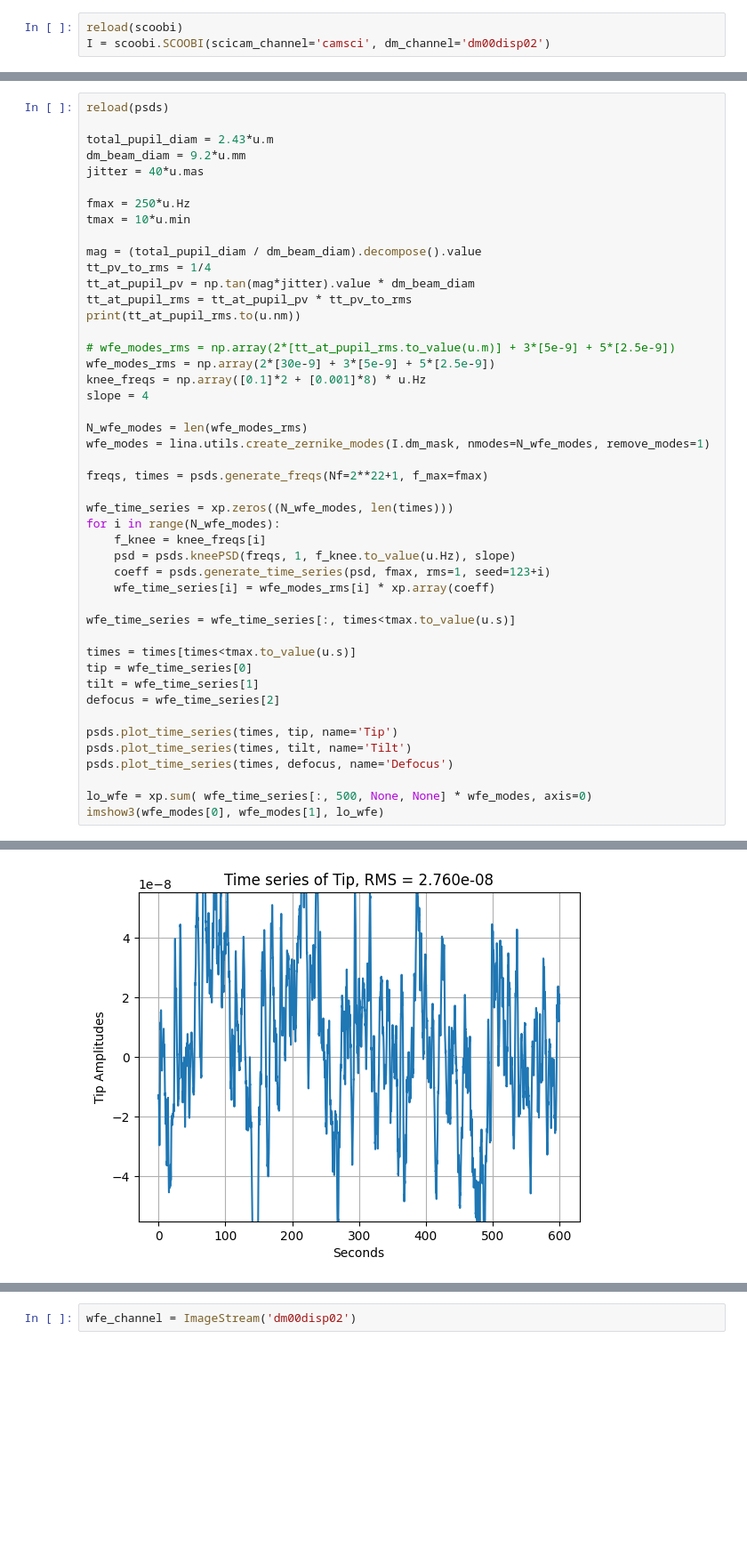
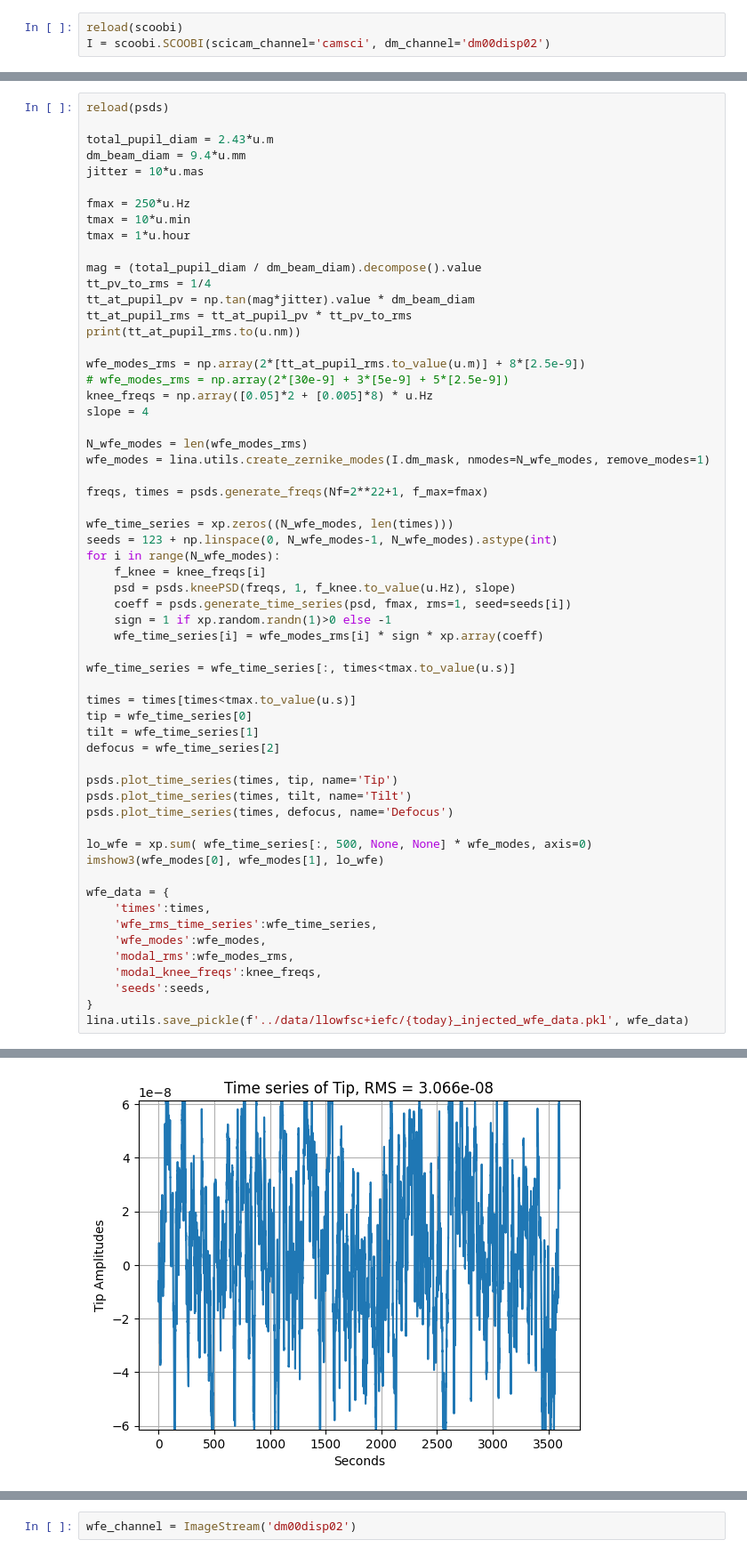
Before and after one commit to kian1377/scoob-exps, a Jupyter notebook: llowfsc-mono/inject_wfe.ipynb, the cells around one changed output, grey strips where cells are left out. Shown: that part at 89% size. Saved outputs shown, nothing was run; the diff lists cells and outputs as text; blank space fills up the shorter version.

```diff
--- a/llowfsc-mono/inject_wfe.ipynb
+++ b/llowfsc-mono/inject_wfe.ipynb
@@ -33,11 +31,12 @@ I = scoobi.SCOOBI(scicam_channel='camsci', dm_channel='dm00disp02')
 reload(psds)
 
 total_pupil_diam = 2.43*u.m
-dm_beam_diam = 9.2*u.mm
-jitter = 40*u.mas
+dm_beam_diam = 9.4*u.mm
+jitter = 10*u.mas
 
 fmax = 250*u.Hz
 tmax = 10*u.min
+tmax = 1*u.hour
 
 mag = (total_pupil_diam / dm_beam_diam).decompose().value
 tt_pv_to_rms = 1/4
@@ -45,9 +44,9 @@ tt_at_pupil_pv = np.tan(mag*jitter).value * dm_beam_diam
 tt_at_pupil_rms = tt_at_pupil_pv * tt_pv_to_rms
 print(tt_at_pupil_rms.to(u.nm))
 
-# wfe_modes_rms = np.array(2*[tt_at_pupil_rms.to_value(u.m)] + 3*[5e-9] + 5*[2.5e-9])
-wfe_modes_rms = np.array(2*[30e-9] + 3*[5e-9] + 5*[2.5e-9])
-knee_freqs = np.array([0.1]*2 + [0.001]*8) * u.Hz
+wfe_modes_rms = np.array(2*[tt_at_pupil_rms.to_value(u.m)] + 8*[2.5e-9])
+# wfe_modes_rms = np.array(2*[30e-9] + 3*[5e-9] + 5*[2.5e-9])
+knee_freqs = np.array([0.05]*2 + [0.005]*8) * u.Hz
 slope = 4
 
 N_wfe_modes = len(wfe_modes_rms)
@@ -56,11 +55,13 @@ wfe_modes = lina.utils.create_zernike_modes(I.dm_mask, nmodes=N_wfe_modes, remov
 freqs, times = psds.generate_freqs(Nf=2**22+1, f_max=fmax)
 
 wfe_time_series = xp.zeros((N_wfe_modes, len(times)))
+seeds = 123 + np.linspace(0, N_wfe_modes-1, N_wfe_modes).astype(int)
 for i in range(N_wfe_modes):
     f_knee = knee_freqs[i]
     psd = psds.kneePSD(freqs, 1, f_knee.to_value(u.Hz), slope)
-    coeff = psds.generate_time_series(psd, fmax, rms=1, seed=123+i)
-    wfe_time_series[i] = wfe_modes_rms[i] * xp.array(coeff)
+    coeff = psds.generate_time_series(psd, fmax, rms=1, seed=seeds[i])
+    sign = 1 if xp.random.randn(1)>0 else -1
+    wfe_time_series[i] = wfe_modes_rms[i] * sign * xp.array(coeff)
 
 wfe_time_series = wfe_time_series[:, times<tmax.to_value(u.s)]
 
@@ -75,4 +76,14 @@ psds.plot_time_series(times, defocus, name='Defocus')
 
 lo_wfe = xp.sum( wfe_time_series[:, 500, None, None] * wfe_modes, axis=0)
 imshow3(wfe_modes[0], wfe_modes[1], lo_wfe)
+
+wfe_data = {
+    'times':times,
+    'wfe_rms_time_series':wfe_time_series,
+    'wfe_modes':wfe_modes,
+    'modal_rms':wfe_modes_rms,
+    'modal_knee_freqs':knee_freqs,
+    'seeds':seeds,
+}
+lina.utils.save_pickle(f'../data/llowfsc+iefc/{today}_injected_wfe_data.pkl', wfe_data)
 # %% [output]
@@ -80 +91 @@ imshow3(wfe_modes[0], wfe_modes[1], lo_wfe)
-[figure, old version]
+[figure, new version]
```
Also changed, not shown: parts of 7 cells of this notebook, 2 other files.
